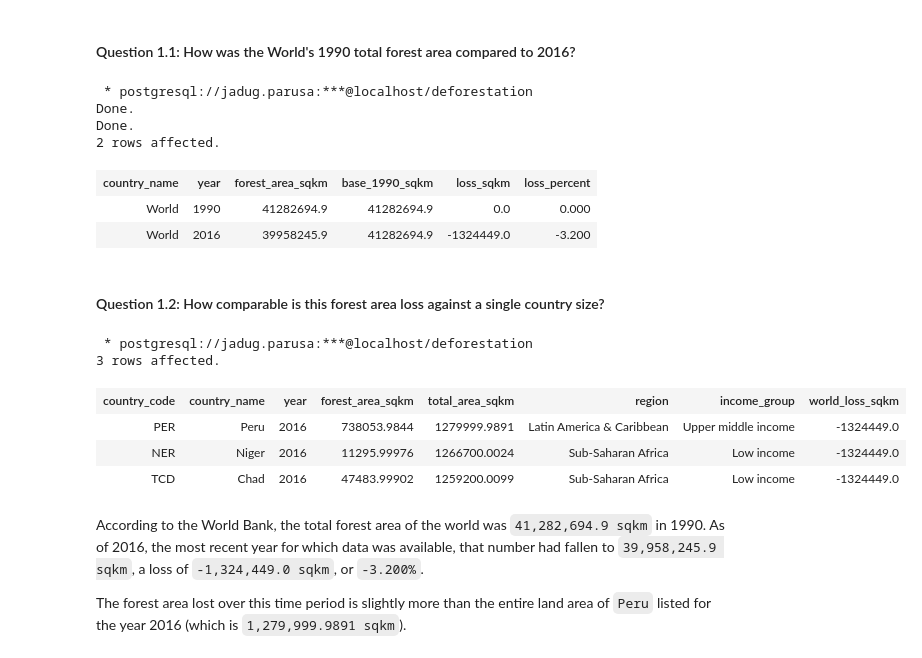
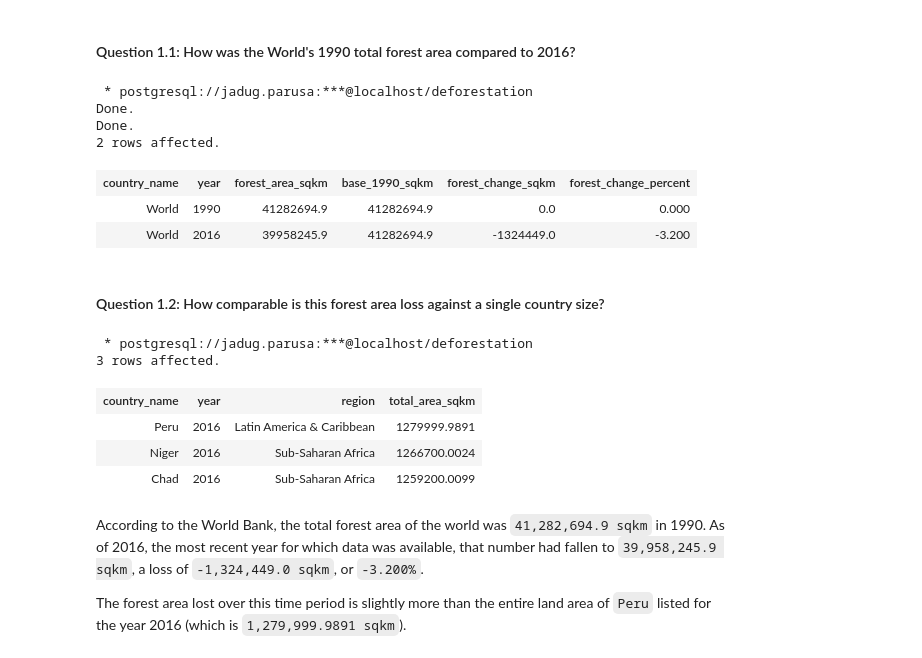
Before and after one commit to jadugnap/sql-exploration-analysis, a Jupyter notebook: deforestation.ipynb, the cells around one changed output. Cells and saved outputs as stored; diff of their text form; code cells hidden in the pictures.

Commit message:
Complete analysis for 3. Country-level Detail

```diff
--- a/deforestation.ipynb
+++ b/deforestation.ipynb
@@ -94,8 +94,8 @@ CREATE VIEW world_forest_loss AS (
         t.year,
         t.forest_area_sqkm,
         base_1990_sqkm,
-        (t.forest_area_sqkm - base_1990_sqkm) AS loss_sqkm,
-        100*ROUND((t.forest_area_sqkm - base_1990_sqkm) / base_1990_sqkm, 3) AS loss_percent
+        (t.forest_area_sqkm - base_1990_sqkm) AS forest_change_sqkm,
+        100*ROUND((t.forest_area_sqkm - base_1990_sqkm) / base_1990_sqkm, 3) AS forest_change_percent
     FROM
         world_1990_2016 AS t,
         forest_1990
@@ -108,7 +108,7 @@ SELECT * FROM world_forest_loss
 Done.
 Done.
 2 rows affected.
-| country_name | year | forest_area_sqkm | base_1990_sqkm | loss_sqkm | loss_percent |
+| country_name | year | forest_area_sqkm | base_1990_sqkm | forest_change_sqkm | forest_change_percent |
 | World | 1990 | 41282694.9 | 41282694.9 | 0.0 | 0.000 |
 | World | 2016 | 39958245.9 | 41282694.9 | -1324449.0 | -3.200 |
 # %% [markdown]
@@ -116,32 +116,35 @@ Done.
 # %%
 %%sql
 -- # filter year (2016), filter and order (by total_area_sqkm)
 WITH base_2016_loss AS (
     SELECT
-        loss_sqkm AS world_loss_sqkm
+        forest_change_sqkm AS world_loss_sqkm
     FROM
         world_forest_loss
     WHERE
         year = 2016
 )
 
 SELECT
-    *
+    country_name,
+    year,
+    region,
+    total_area_sqkm
 FROM
     deforestation_tab AS d,
     base_2016_loss
 WHERE
     year = 2016
     AND d.total_area_sqkm < -(world_loss_sqkm)
-ORDER BY 5 DESC
+ORDER BY 4 DESC
 LIMIT 3
 # %% [output]
  * postgresql://jadug.parusa:***@localhost/deforestation
 3 rows affected.
-| country_code | country_name | year | forest_area_sqkm | total_area_sqkm | region | income_group | world_loss_sqkm |
-| PER | Peru | 2016 | 738053.9844 | 1279999.9891 | Latin America & Caribbean | Upper middle income | -1324449.0 |
-| NER | Niger | 2016 | 11295.99976 | 1266700.0024 | Sub-Saharan Africa | Low income | -1324449.0 |
-| TCD | Chad | 2016 | 47483.99902 | 1259200.0099 | Sub-Saharan Africa | Low income | -1324449.0 |
+| country_name | year | region | total_area_sqkm |
+| Peru | 2016 | Latin America & Caribbean | 1279999.9891 |
+| Niger | 2016 | Sub-Saharan Africa | 1266700.0024 |
+| Chad | 2016 | Sub-Saharan Africa | 1259200.0099 |
 # %% [markdown]
 According to the World Bank, the total forest area of the world was `41,282,694.9 sqkm` in 1990. As of 2016, the most recent year for which data was available, that number had fallen to `39,958,245.9 sqkm`, a loss of `-1,324,449.0 sqkm`, or `-3.200%`.
 
```
Also changed, not shown: parts of 22 cells of this notebook.
